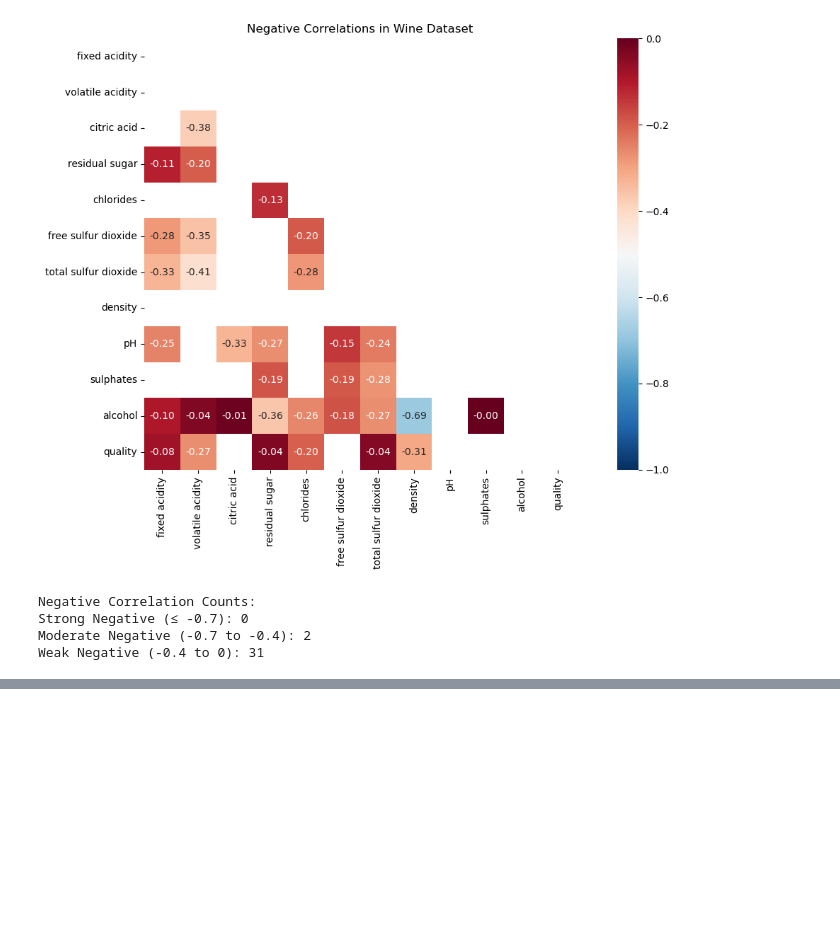
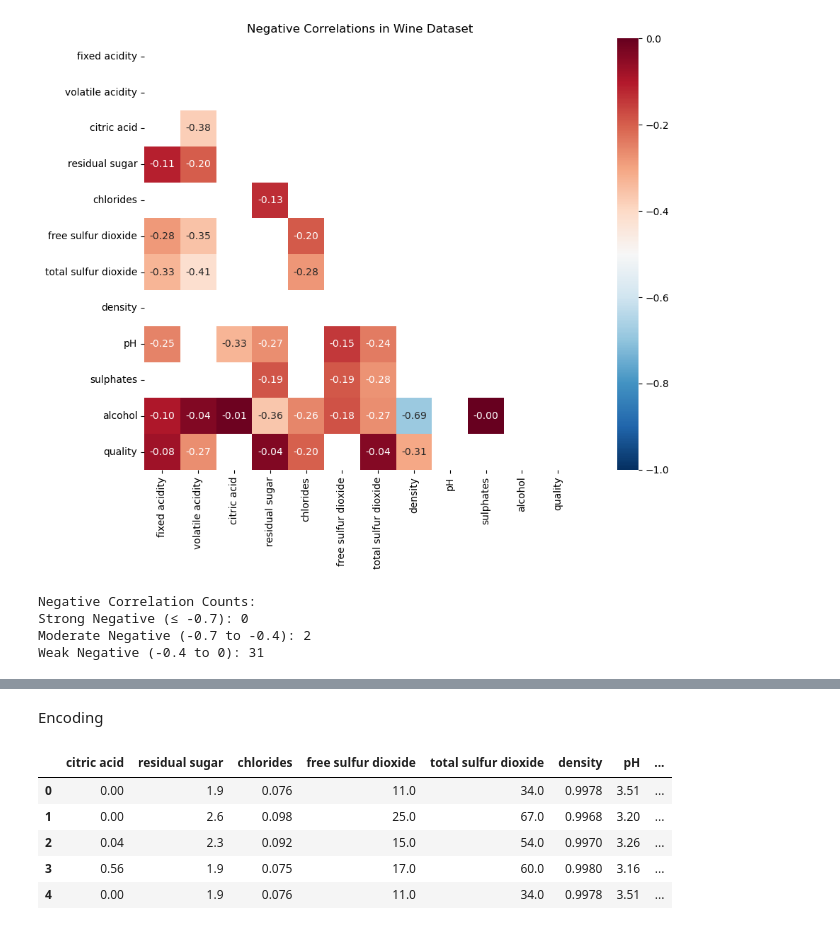
Before and after one commit to rakeshtparayil/Machine_Learning_Projects, a Jupyter notebook: Wine_Quality_ML_Prediction_DT.ipynb, the cells around one changed output, grey strips where cells are left out. Saved outputs shown, nothing was run; the diff lists cells and outputs as text; code cells hidden in the pictures; blank space fills up the shorter version.

```diff
--- a/Wine_Quality_ML_Prediction_DT.ipynb
+++ b/Wine_Quality_ML_Prediction_DT.ipynb
@@ -141,0 +154,23 @@ Weak Negative (-0.4 to 0): 31
+# %% [markdown]
+Encoding
+# %%
+# Identifying categorical columns except 'type' since it will be our target
+cat_cols = combined_wine_copy.select_dtypes(include='object').columns
+cat_cols = [col for col in cat_cols if col != 'type']  # Exclude 'type' from encoding
+
+# Create dummy variables for categorical columns (except type)
+encoded_cols = pd.get_dummies(combined_wine_copy[cat_cols], dtype=int)
+
+# Concatenate the encoded columns with the original dataframe
+combined_wine_encoded = pd.concat([combined_wine_copy, encoded_cols], axis=1)
+
+# Drop the original categorical columns (except type)
+combined_wine_encoded = combined_wine_encoded.drop(cat_cols, axis=1)
+combined_wine_encoded.head()
+# %% [output]
+|  | citric acid | residual sugar | chlorides | free sulfur dioxide | total sulfur dioxide | density | pH | ... |
+| 0 | 0.00 | 1.9 | 0.076 | 11.0 | 34.0 | 0.9978 | 3.51 | ... |
+| 1 | 0.00 | 2.6 | 0.098 | 25.0 | 67.0 | 0.9968 | 3.20 | ... |
+| 2 | 0.04 | 2.3 | 0.092 | 15.0 | 54.0 | 0.9970 | 3.26 | ... |
+| 3 | 0.56 | 1.9 | 0.075 | 17.0 | 60.0 | 0.9980 | 3.16 | ... |
+| 4 | 0.00 | 1.9 | 0.076 | 11.0 | 34.0 | 0.9978 | 3.51 | ... |
```
Also changed, not shown: parts of 12 cells of this notebook, 1 other file.
